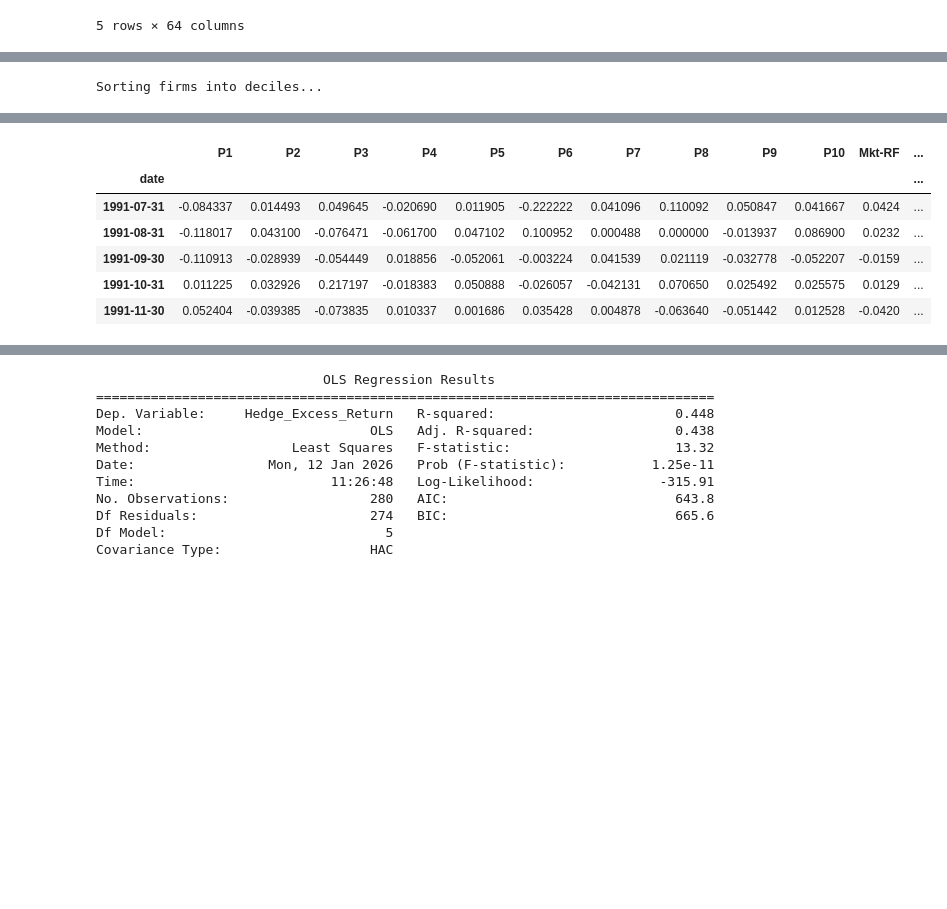
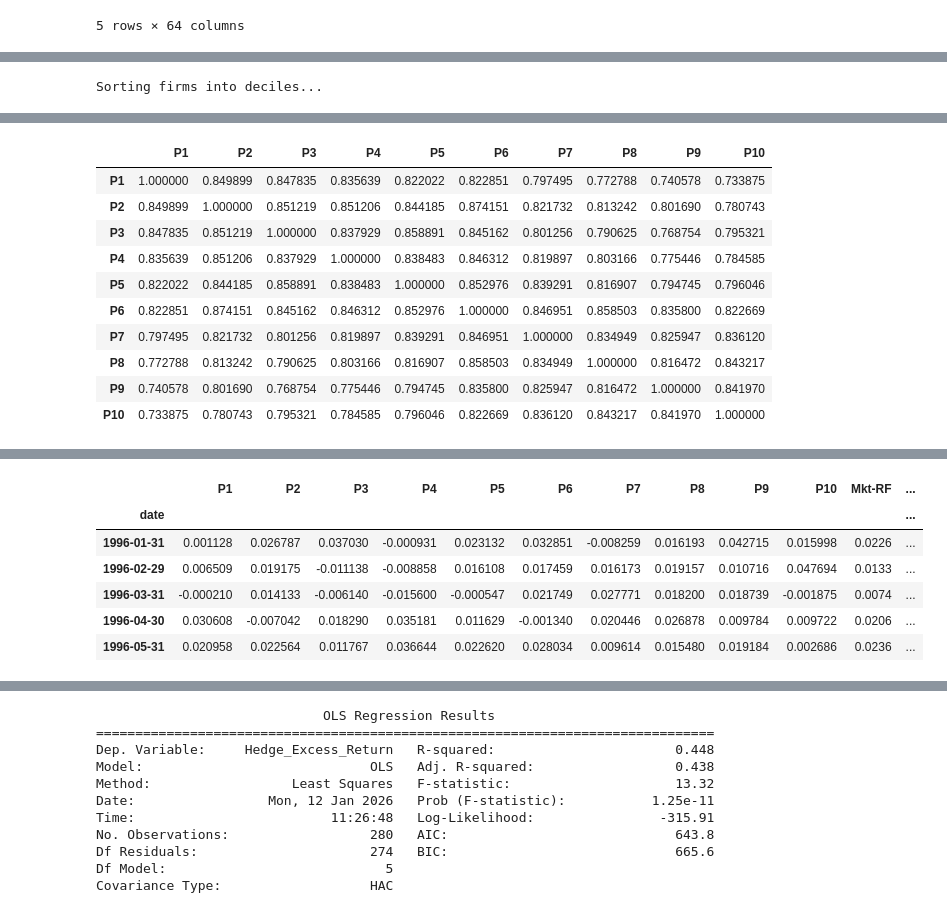
Before and after one commit to siddharthyashkukreja-cloud/Hedging_GeoPolRisk, a Jupyter notebook: researchProject.ipynb, the cells around one changed output, grey strips where cells are left out. Drawn from its saved outputs; the diff is of its cells as text; code cells hidden in the pictures; blank space fills up the shorter version.

Commit message:
Update researchProject notebook, everything is valid until step 3, i incorporated some feedback like shrinkage but still keep working

```diff
--- a/researchProject.ipynb
+++ b/researchProject.ipynb
@@ -261,17 +395,23 @@ df_analysis['mktcap_lag'] = df_analysis.groupby('permno')['mktcap'].shift(1)
 # Drop the first month for each firm (since we don't have a lagged cap for it)
 df_analysis = df_analysis.dropna(subset=['mktcap_lag'])
 
-# 2. Sort into 10 Deciles based on LAGGED Beta
-# We use duplicates='drop' to handle rare edge cases where betas are identical
+# 2. Keep only months with enough firms to form stable deciles
+min_firms_per_month = 200  # you can raise this to 300 if you want stricter
+month_counts = df_analysis.groupby('date')['permno'].transform('size')
+df_analysis = df_analysis[month_counts >= min_firms_per_month].copy()
+
+# 3. Sort into 10 Deciles based on LAGGED Beta (only on valid months now)
 df_analysis['decile'] = df_analysis.groupby('date', group_keys=False).apply(
-    lambda g: pd.qcut(g['beta_gpr_lag'], 10, labels=False, duplicates='drop')
+    lambda g: pd.qcut(g['beta_gpr_shrunk_lag'], 10, labels=False, duplicates='drop')
 )
+
 
 # 3. Robust Value-Weighted Mean Function
 def vw_mean_robust(g):
     # Get weights (Lagged Cap) and Returns
     w = g['mktcap_lag']
-    r = g['ret_adj']
+    # r = g['ret_adj']
+    r = g['excret']
 
     # Filter out any missing values or zero weights
     mask = w.notna() & r.notna() & (w > 0)
@@ -290,16 +430,51 @@ print("Calculating Value-Weighted Portfolio Returns...")
 # 4. Calculate Portfolio Returns
 port_rets = df_analysis.groupby(['date', 'decile']).apply(vw_mean_robust).unstack()
 
-# 5. SAFETY CHECK: Ensure we have exactly 10 portfolios
-# Sometimes qcut drops a bin if data is sparse. We only keep months with full data.
+# Ensure we have columns for all 10 deciles (0..9). Missing ones become NaN.
+port_rets = port_rets.reindex(columns=range(10))
+
+# Keep only months where ALL 10 portfolios exist
 port_rets = port_rets.dropna()
 
-# Now it is safe to rename columns
+# Now rename safely
 port_rets.columns = [f'P{i+1}' for i in range(10)]
+
 
 # 6. Add Factors Back (for Step 3)
 port_rets = port_rets.merge(factors.set_index('date'), left_index=True, right_index=True)
 
+
+counts = df_analysis.groupby(['date','decile']).size().unstack()
+print("Any months missing a decile?", counts.isna().any(axis=1).sum())
+print("Min firms per decile in any month:", counts.min().min())
+print("Max firms per decile in any month:", counts.max().max())
+
+avg_returns = port_rets[[f'P{i}' for i in range(1,11)]].mean()
+print("Average portfolio excess returns (P1..P10):")
+print(avg_returns)
+
+
+# Additional checks:
+
+P = port_rets[[f'P{i}' for i in range(1, 11)]]
+
+# Correlation matrix (if two columns are identical, corr will be 1.0)
+corr = P.corr()
+display(corr)
+
+eq_months = (port_rets['P9'] == port_rets['P10'])
+print("Months where P9 == P10 exactly:", int(eq_months.sum()))
+
+# Show those months if any
+if eq_months.any():
+    display(port_rets.loc[eq_months, ['P9','P10']].head(20))
+
+diff = (port_rets['P10'] - port_rets['P9']).abs()
+print(diff.describe())
+
+print("Months where |P10-P9| < 1e-10:", int((diff < 1e-10).sum()))
+
+
 print("Step 2 Complete! Portfolio Returns (Lagged VW) Ready.")
 display(port_rets.head())
 # %% [output]
@@ -309,7 +498,11 @@ Step 2 Complete! Portfolio Returns (Lagged VW) Ready.
-|  | P1 | P2 | P3 | P4 | P5 | P6 | P7 | P8 | P9 | P10 | Mkt-RF | ... |
-| date |  |  |  |  |  |  |  |  |  |  |  | ... |
-| 1991-07-31 | -0.084337 | 0.014493 | 0.049645 | -0.020690 | 0.011905 | -0.222222 | 0.041096 | 0.110092 | 0.050847 | 0.041667 | 0.0424 | ... |
-| 1991-08-31 | -0.118017 | 0.043100 | -0.076471 | -0.061700 | 0.047102 | 0.100952 | 0.000488 | 0.000000 | -0.013937 | 0.086900 | 0.0232 | ... |
-| 1991-09-30 | -0.110913 | -0.028939 | -0.054449 | 0.018856 | -0.052061 | -0.003224 | 0.041539 | 0.021119 | -0.032778 | -0.052207 | -0.0159 | ... |
-| 1991-10-31 | 0.011225 | 0.032926 | 0.217197 | -0.018383 | 0.050888 | -0.026057 | -0.042131 | 0.070650 | 0.025492 | 0.025575 | 0.0129 | ... |
-| 1991-11-30 | 0.052404 | -0.039385 | -0.073835 | 0.010337 | 0.001686 | 0.035428 | 0.004878 | -0.063640 | -0.051442 | 0.012528 | -0.0420 | ... |
+|  | P1 | P2 | P3 | P4 | P5 | P6 | P7 | P8 | P9 | P10 |
+| P1 | 1.000000 | 0.849899 | 0.847835 | 0.835639 | 0.822022 | 0.822851 | 0.797495 | 0.772788 | 0.740578 | 0.733875 |
+| P2 | 0.849899 | 1.000000 | 0.851219 | 0.851206 | 0.844185 | 0.874151 | 0.821732 | 0.813242 | 0.801690 | 0.780743 |
+| P3 | 0.847835 | 0.851219 | 1.000000 | 0.837929 | 0.858891 | 0.845162 | 0.801256 | 0.790625 | 0.768754 | 0.795321 |
+| P4 | 0.835639 | 0.851206 | 0.837929 | 1.000000 | 0.838483 | 0.846312 | 0.819897 | 0.803166 | 0.775446 | 0.784585 |
+| P5 | 0.822022 | 0.844185 | 0.858891 | 0.838483 | 1.000000 | 0.852976 | 0.839291 | 0.816907 | 0.794745 | 0.796046 |
+| P6 | 0.822851 | 0.874151 | 0.845162 | 0.846312 | 0.852976 | 1.000000 | 0.846951 | 0.858503 | 0.835800 | 0.822669 |
+| P7 | 0.797495 | 0.821732 | 0.801256 | 0.819897 | 0.839291 | 0.846951 | 1.000000 | 0.834949 | 0.825947 | 0.836120 |
+| P8 | 0.772788 | 0.813242 | 0.790625 | 0.803166 | 0.816907 | 0.858503 | 0.834949 | 1.000000 | 0.816472 | 0.843217 |
+| P9 | 0.740578 | 0.801690 | 0.768754 | 0.775446 | 0.794745 | 0.835800 | 0.825947 | 0.816472 | 1.000000 | 0.841970 |
+| P10 | 0.733875 | 0.780743 | 0.795321 | 0.784585 | 0.796046 | 0.822669 | 0.836120 | 0.843217 | 0.841970 | 1.000000 |
@@ -315,0 +521,7 @@ Step 2 Complete! Portfolio Returns (Lagged VW) Ready.
+|  | P1 | P2 | P3 | P4 | P5 | P6 | P7 | P8 | P9 | P10 | Mkt-RF | ... |
+| date |  |  |  |  |  |  |  |  |  |  |  | ... |
+| 1996-01-31 | 0.001128 | 0.026787 | 0.037030 | -0.000931 | 0.023132 | 0.032851 | -0.008259 | 0.016193 | 0.042715 | 0.015998 | 0.0226 | ... |
+| 1996-02-29 | 0.006509 | 0.019175 | -0.011138 | -0.008858 | 0.016108 | 0.017459 | 0.016173 | 0.019157 | 0.010716 | 0.047694 | 0.0133 | ... |
+| 1996-03-31 | -0.000210 | 0.014133 | -0.006140 | -0.015600 | -0.000547 | 0.021749 | 0.027771 | 0.018200 | 0.018739 | -0.001875 | 0.0074 | ... |
+| 1996-04-30 | 0.030608 | -0.007042 | 0.018290 | 0.035181 | 0.011629 | -0.001340 | 0.020446 | 0.026878 | 0.009784 | 0.009722 | 0.0206 | ... |
+| 1996-05-31 | 0.020958 | 0.022564 | 0.011767 | 0.036644 | 0.022620 | 0.028034 | 0.009614 | 0.015480 | 0.019184 | 0.002686 | 0.0236 | ... |
```
Also changed, not shown: parts of 8 cells of this notebook.
